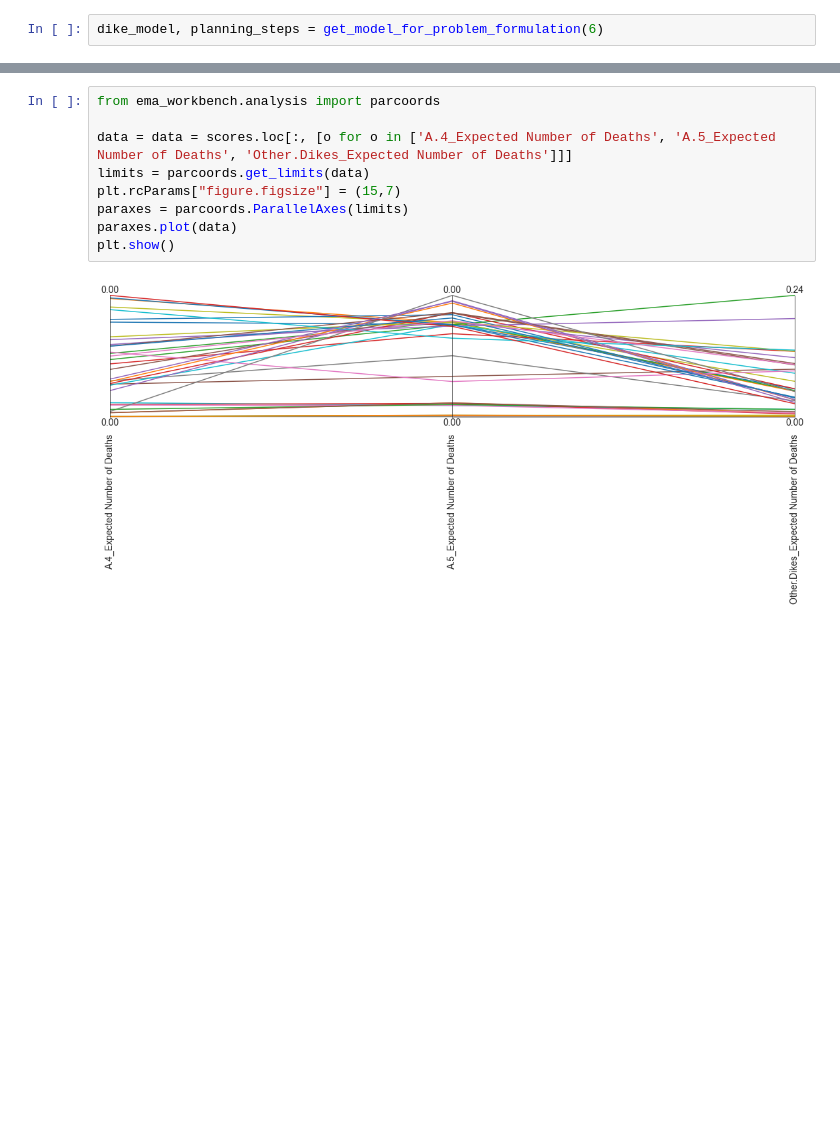
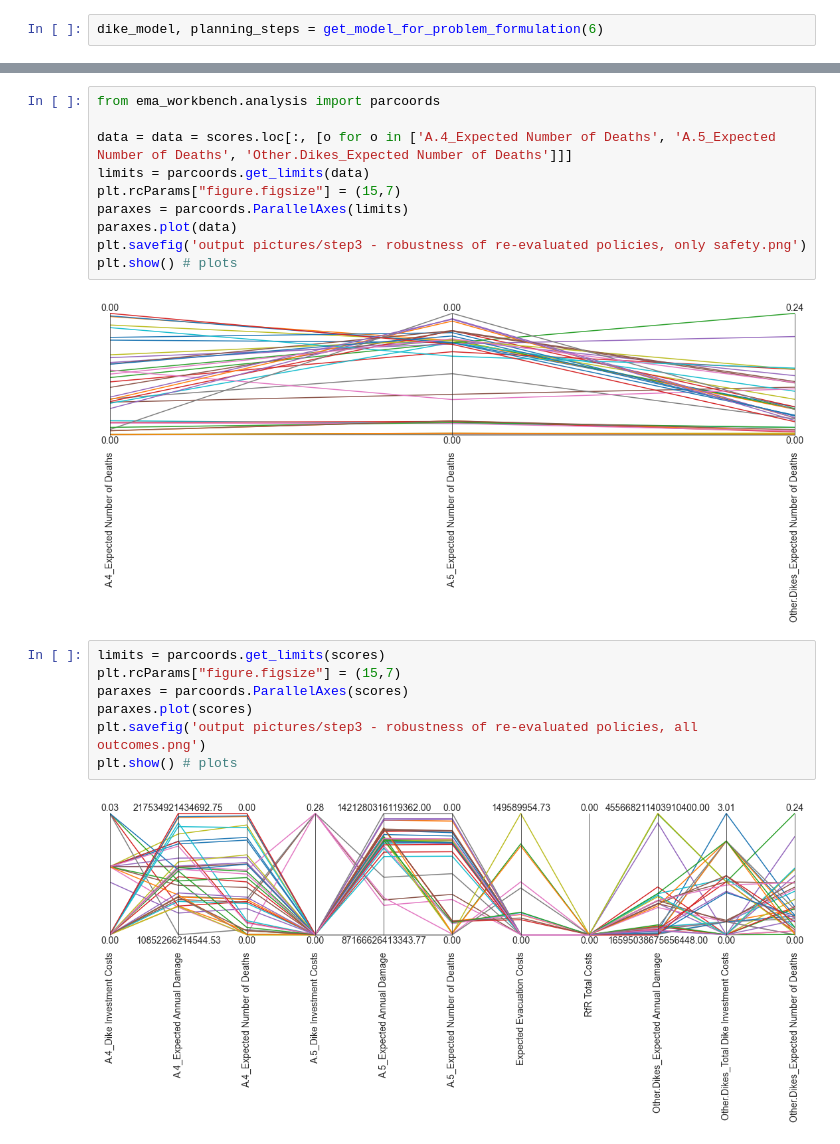
Before and after one commit to LudovicaBindi/MBDM-Final_Project, a Jupyter notebook: final_step3_compute_robustness.ipynb, the cells around one changed output, grey strips where cells are left out. Drawn from its saved outputs; the diff is of its cells as text; blank space fills up the shorter version.

Commit message:
More cleaning of the folder. Created pictures up until step 4 (included).

```diff
--- a/final_step3_compute_robustness.ipynb
+++ b/final_step3_compute_robustness.ipynb
@@ -91,6 +52,16 @@ limits = parcoords.get_limits(data)
 plt.rcParams["figure.figsize"] = (15,7)
 paraxes = parcoords.ParallelAxes(limits)
 paraxes.plot(data)
-plt.show()
+plt.savefig('output pictures/step3 - robustness of re-evaluated policies, only safety.png')
+plt.show() # plots
 # %% [output]
 [figure]
+# %%
+limits = parcoords.get_limits(scores)
+plt.rcParams["figure.figsize"] = (15,7)
+paraxes = parcoords.ParallelAxes(scores)
+paraxes.plot(scores)
+plt.savefig('output pictures/step3 - robustness of re-evaluated policies, all outcomes.png')
+plt.show() # plots
+# %% [output]
+[figure, added]
```
Also changed, not shown: parts of 4 cells of this notebook, 54 other files.
